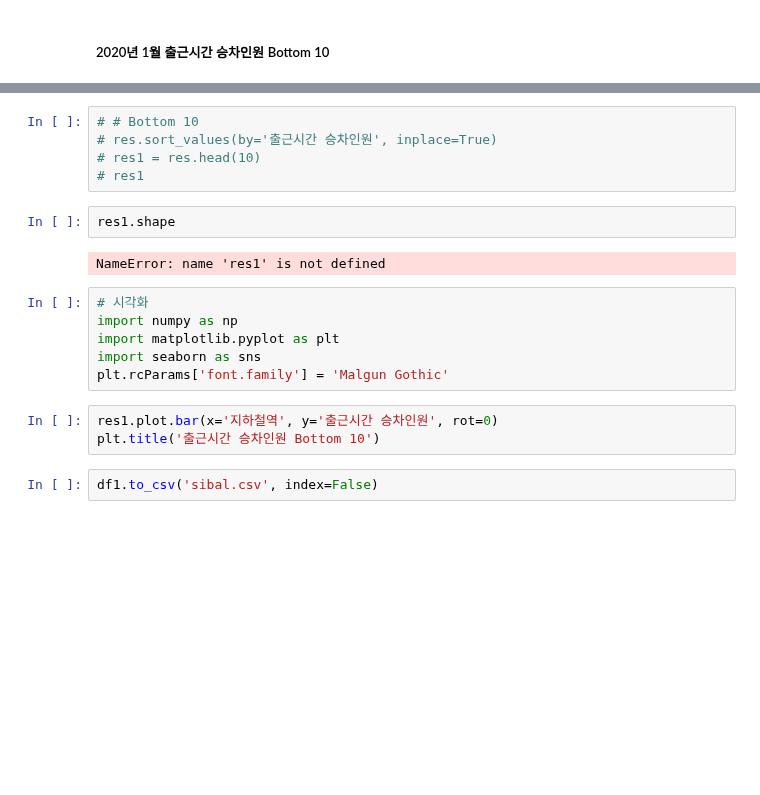
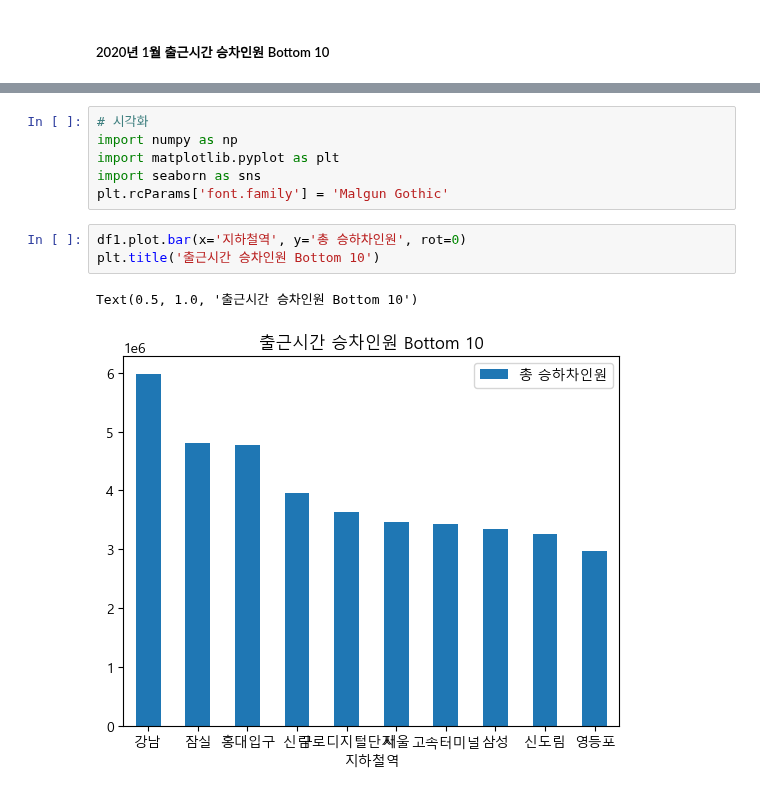
Before and after one commit to Mayhem-XD/Project_p1, a Jupyter notebook: test_code/data/2020/test_code/Top_Bottom_10.ipynb, the cells around one changed output, grey strips where cells are left out. Saved outputs shown, nothing was run; the diff lists cells and outputs as text; blank space fills up the shorter version.

```diff
--- a/test_code/data/2020/test_code/Top_Bottom_10.ipynb
+++ b/test_code/data/2020/test_code/Top_Bottom_10.ipynb
@@ -92,12 +111,3 @@ df1
-# %%
-# # Bottom 10
-# res.sort_values(by='출근시간 승차인원', inplace=True)
-# res1 = res.head(10)
-# res1
-# %%
-res1.shape
-# %% [output]
-NameError: name 'res1' is not defined
 # %%
 # 시각화
 import numpy as np
@@ -105,7 +115,8 @@ import matplotlib.pyplot as plt
 import seaborn as sns
 plt.rcParams['font.family'] = 'Malgun Gothic'
 # %%
-res1.plot.bar(x='지하철역', y='출근시간 승차인원', rot=0)
+df1.plot.bar(x='지하철역', y='총 승하차인원', rot=0)
 plt.title('출근시간 승차인원 Bottom 10')
+# %% [output]
+Text(0.5, 1.0, '출근시간 승차인원 Bottom 10')
+[figure, added]
-# %%
-df1.to_csv('sibal.csv', index=False)
```
Also changed, not shown: parts of 13 cells of this notebook, 20 other files.
